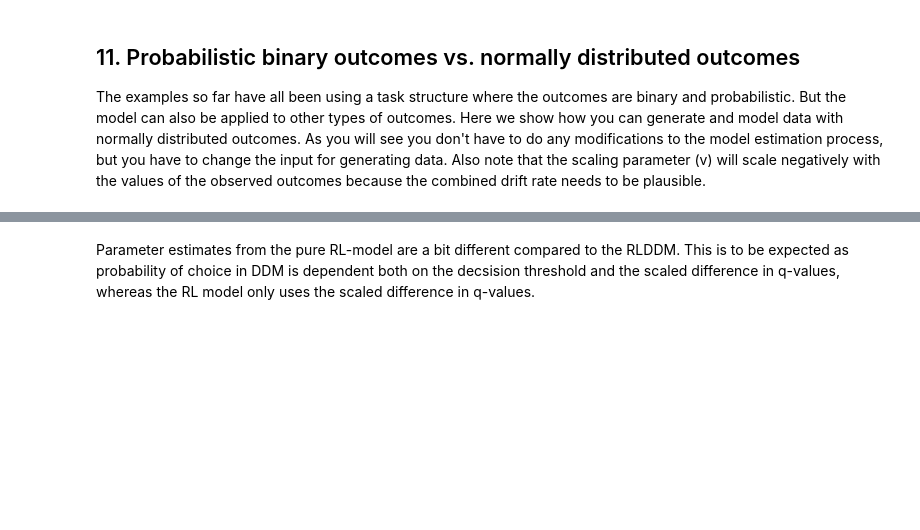
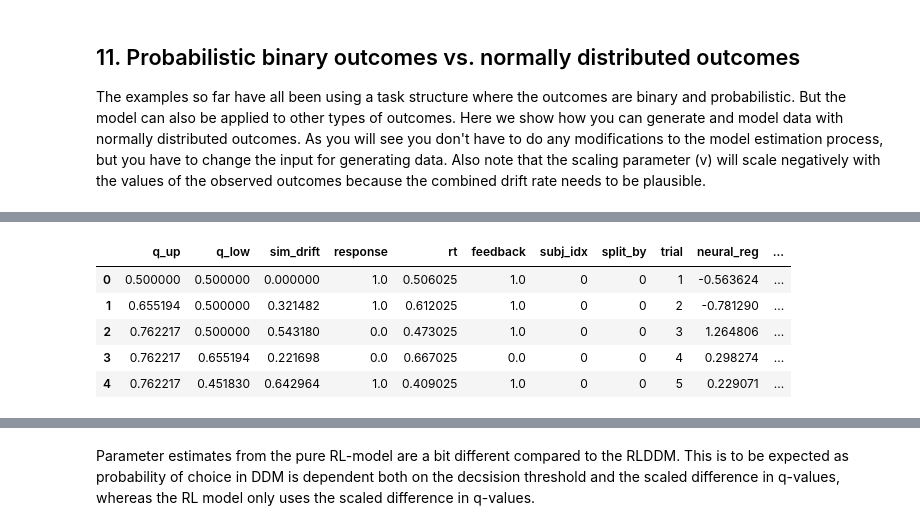
Before and after one commit to hddm-devs/hddm, a Jupyter notebook: hddm/examples/RLHDDMtutorial.ipynb, the cells around one changed output, grey strips where cells are left out. Saved outputs shown, nothing was run; the diff lists cells and outputs as text; code cells hidden in the pictures; blank space fills up the shorter version.

```diff
--- a/hddm/examples/RLHDDMtutorial.ipynb
+++ b/hddm/examples/RLHDDMtutorial.ipynb
@@ -791,0 +908,14 @@ pD: 70.149384
+# %%
+#Create data with function defined above.
+#This will create trial-by-trial values for decision threshold (a) by adding the coefficient neural (here set to 0.2)
+#multiplied by a normalized regressor (neural_reg) to the 'Intercept' value of a (here set to 1)
+data_neural = gen_rand_reg_rlddm_data(a=1,t=0.3,scaler=2,alpha=0.2,neural = 0.2,size=100,p_upper=0.7,p_lower=0.3,subjs=25)
+data_neural['q_init'] = 0.5
+data_neural.head()
+# %% [output]
+|  | q_up | q_low | sim_drift | response | rt | feedback | subj_idx | split_by | trial | neural_reg | ... |
+| 0 | 0.500000 | 0.500000 | 0.000000 | 1.0 | 0.506025 | 1.0 | 0 | 0 | 1 | -0.563624 | ... |
+| 1 | 0.655194 | 0.500000 | 0.321482 | 1.0 | 0.612025 | 1.0 | 0 | 0 | 2 | -0.781290 | ... |
+| 2 | 0.762217 | 0.500000 | 0.543180 | 0.0 | 0.473025 | 1.0 | 0 | 0 | 3 | 1.264806 | ... |
+| 3 | 0.762217 | 0.655194 | 0.221698 | 0.0 | 0.667025 | 0.0 | 0 | 0 | 4 | 0.298274 | ... |
+| 4 | 0.762217 | 0.451830 | 0.642964 | 1.0 | 0.409025 | 1.0 | 0 | 0 | 5 | 0.229071 | ... |
```
Also changed, not shown: parts of 48 cells of this notebook, 3 other files.
